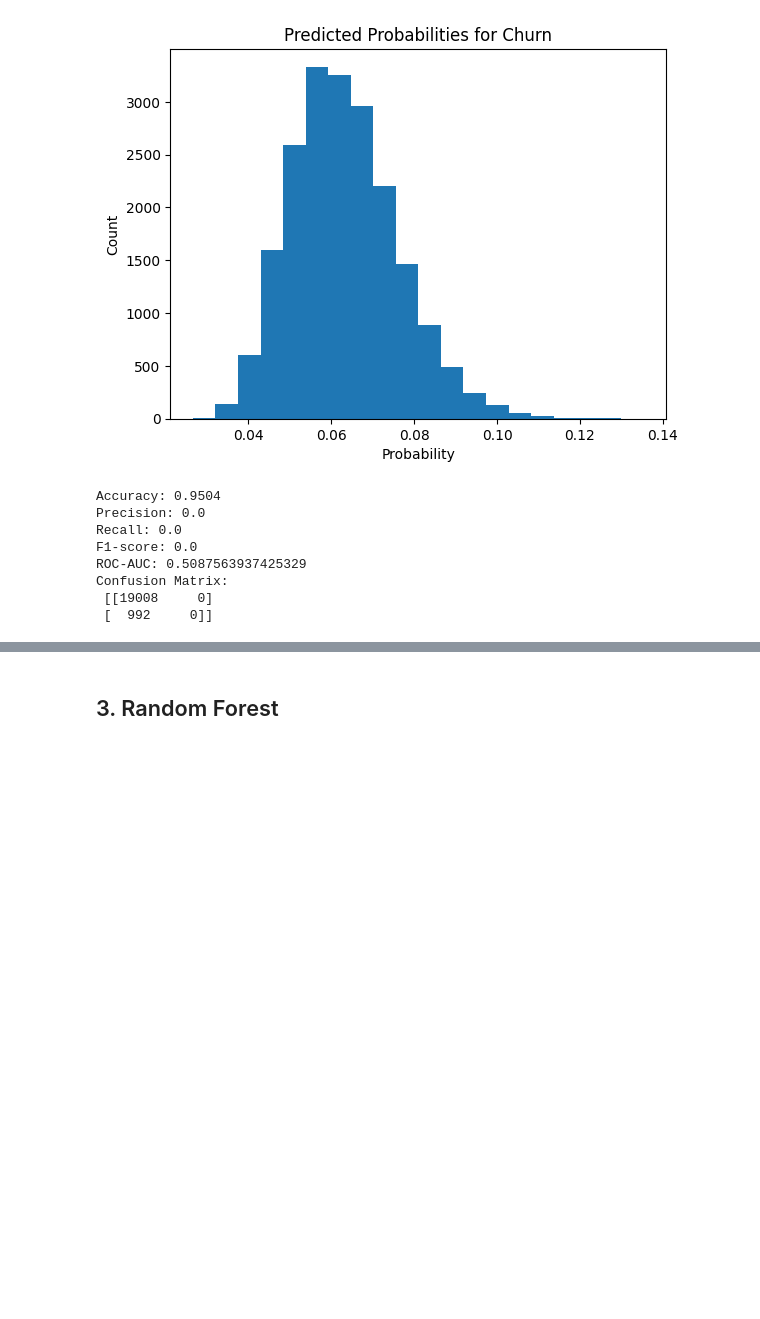
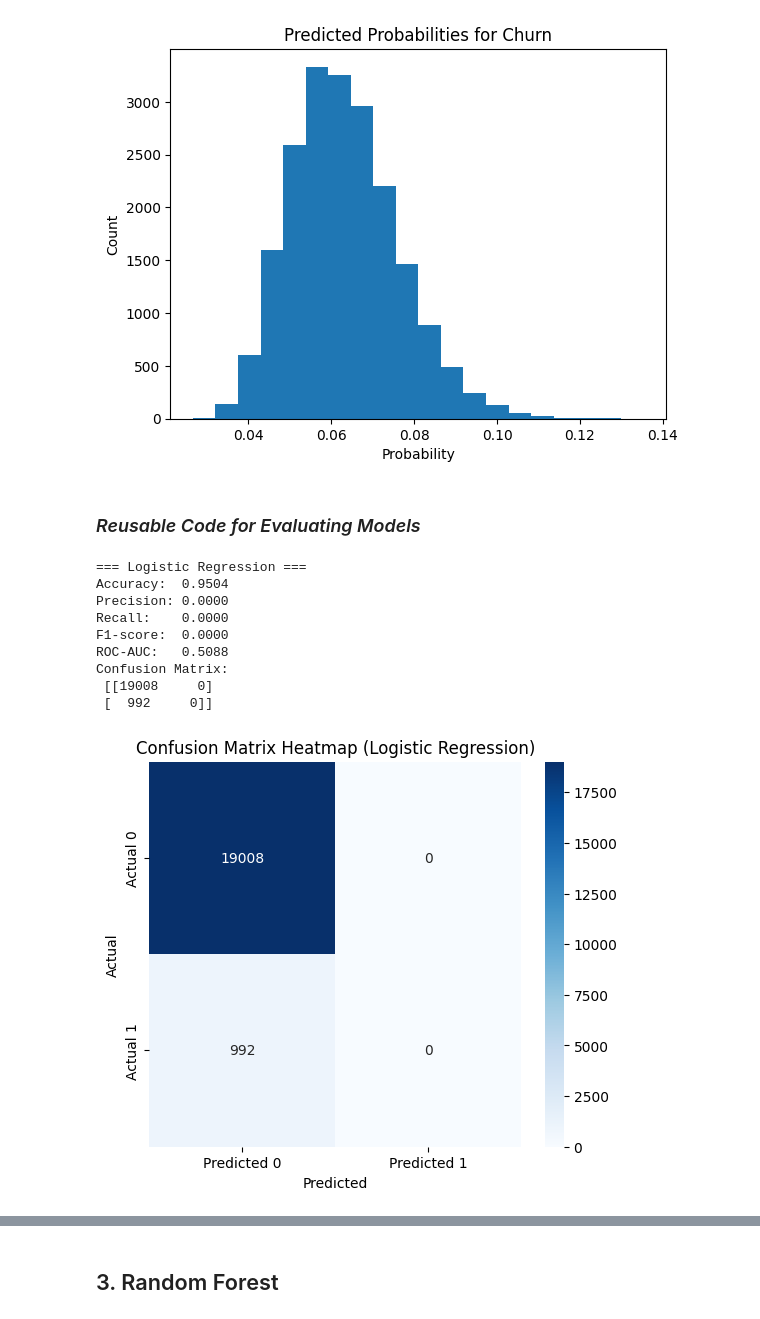
Before and after one commit to shrimpeu/Churn-Prediction-for-Credit-Card-Holders-Using-Predictive-Analytics, a Jupyter notebook: notebooks/reports/3_Model Training.ipynb, the cells around one changed output, grey strips where cells are left out. Saved outputs shown, nothing was run; the diff lists cells and outputs as text; code cells hidden in the pictures; blank space fills up the shorter version.

```diff
--- a/notebooks/reports/3_Model Training.ipynb
+++ b/notebooks/reports/3_Model Training.ipynb
@@ -170,24 +175,5 @@ plt.ylabel("Count")
 plt.show()
 # %% [output]
 [figure]
-# %%
-from sklearn.metrics import accuracy_score, precision_score, recall_score, f1_score, roc_auc_score, confusion_matrix
-
-print("Accuracy:", accuracy_score(y_test, y_pred))
-print("Precision:", precision_score(y_test, y_pred))
-print("Recall:", recall_score(y_test, y_pred))
-print("F1-score:", f1_score(y_test, y_pred))
-print("ROC-AUC:", roc_auc_score(y_test, y_pred_prob))
-
-# Confusion matrix
-cm = confusion_matrix(y_test, y_pred)
-print("Confusion Matrix:\n", cm)
-# %% [output]
-Accuracy: 0.9504
-Precision: 0.0
-Recall: 0.0
-F1-score: 0.0
-ROC-AUC: 0.5087563937425329
-Confusion Matrix:
- [[19008     0]
- [  992     0]]
+# %% [markdown]
+### *Reusable Code for Evaluating Models*
@@ -193,0 +237,13 @@ Confusion Matrix:
+# %%
+evaluate_and_plot(best_lr, X_test_scaled, y_test, "Logistic Regression", save_path)
+# %% [output]
+=== Logistic Regression ===
+Accuracy:  0.9504
+Precision: 0.0000
+Recall:    0.0000
+F1-score:  0.0000
+ROC-AUC:   0.5088
+Confusion Matrix:
+ [[19008     0]
+ [  992     0]]
+[figure, added]
```
Also changed, not shown: parts of 13 cells of this notebook, 2 other files.
